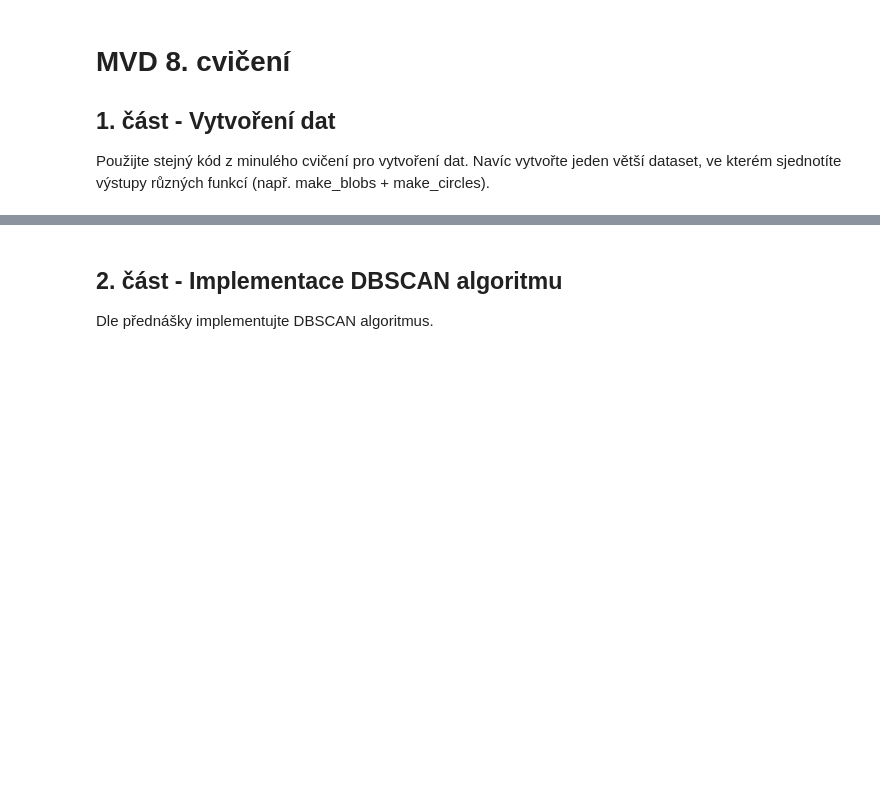
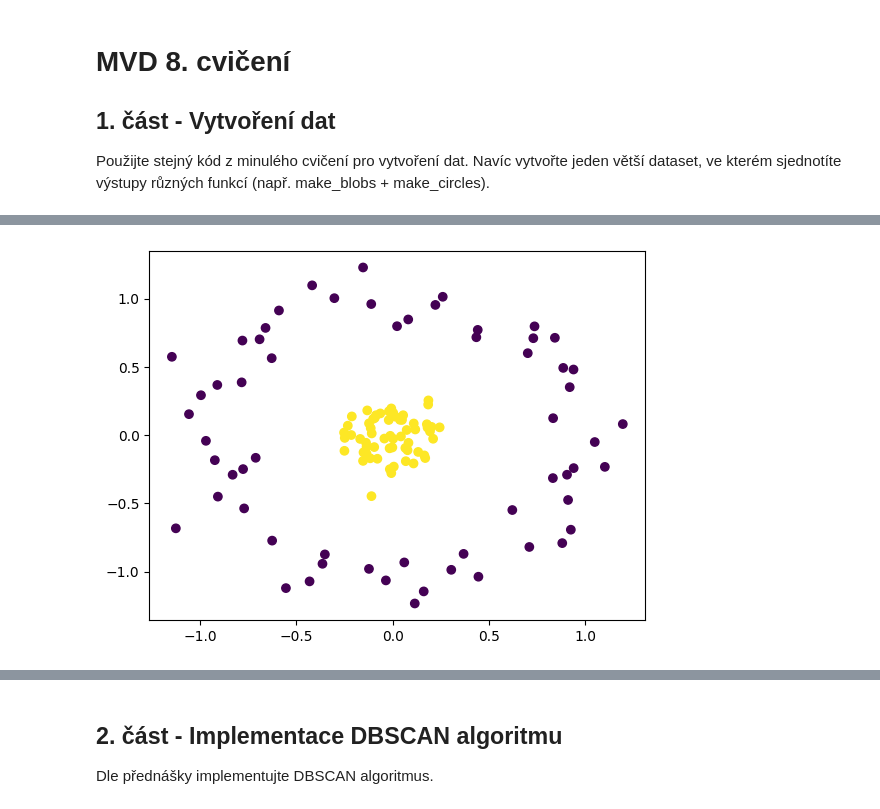
Before and after one commit to elPytel/MVD-Metody_vytezovani_dat, a Jupyter notebook: cviceni/cv08/MVD 8. cvičení.ipynb, the cells around one changed output, grey strips where cells are left out. Cells and saved outputs as stored; diff of their text form; code cells hidden in the pictures; blank space fills up the shorter version.

```diff
--- a/cviceni/cv08/MVD 8. cvičení.ipynb
+++ b/cviceni/cv08/MVD 8. cvičení.ipynb
@@ -6,0 +46,8 @@ Použijte stejný kód z minulého cvičení pro vytvoření dat. Navíc vytvoř
+# %%
+x3, y3 = sklearn.datasets.make_circles(
+    n_samples=120, noise=0.1,
+    random_state=0, factor=0.15)
+plt.scatter(x3[:, 0], x3[:, 1], c=y3, cmap='viridis')
+plt.show()
+# %% [output]
+[figure, added]
```
Also changed, not shown: parts of 9 cells of this notebook, 2 other files.
